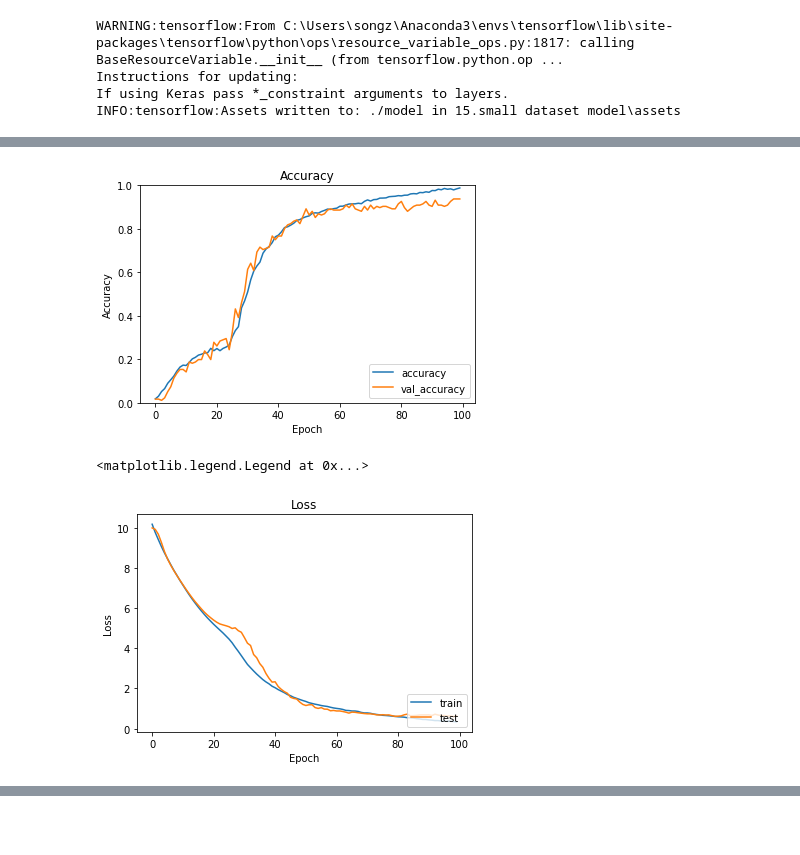
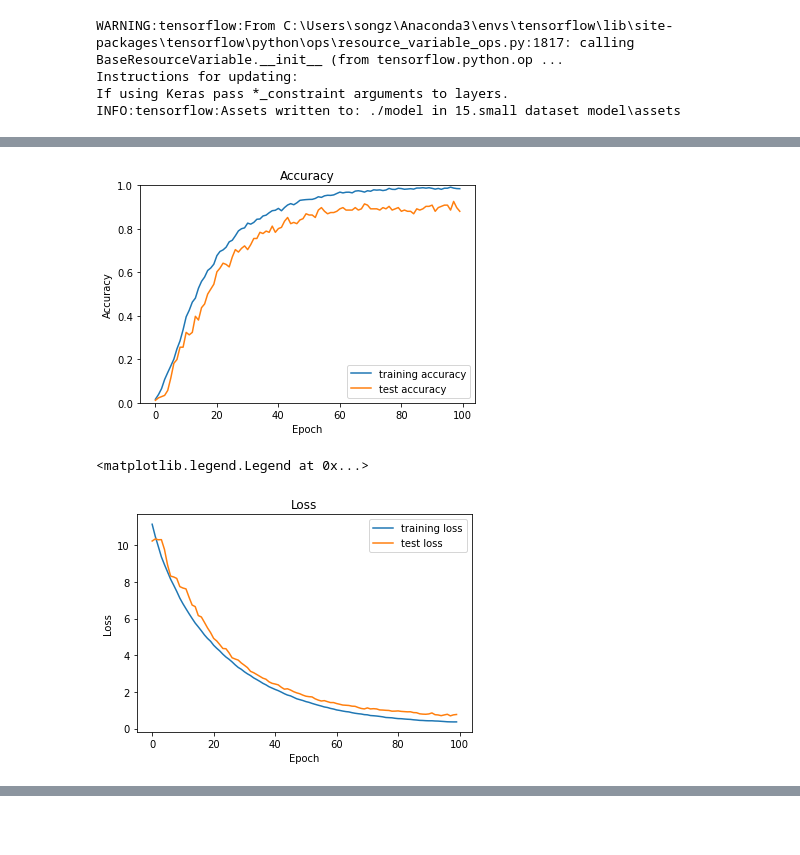
Before and after one commit to sungchu/Machine-Learning-for-cartoon-image, a Jupyter notebook: code with small dataset/small dataset model.ipynb, the cells around one changed output, grey strips where cells are left out. Drawn from its saved outputs; the diff is of its cells as text; code cells hidden in the pictures.

```diff
--- a/code with small dataset/small dataset model.ipynb
+++ b/code with small dataset/small dataset model.ipynb
@@ -355,7 +355,7 @@ model.add(layers.Dense(256, kernel_regularizer='l2', bias_regularizer='l2', acti
 model.add(layers.BatchNormalization())
 model.add(layers.Dropout(0.5))
 
-model.add(layers.Dense(len(np.unique(y)), activation='sigmoid'))
+model.add(layers.Dense(len(np.unique(y)), activation='softmax'))
 
 model.compile(optimizers.Adam(lr=0.0001), loss='categorical_crossentropy', metrics=["accuracy"])
 
@@ -413,8 +413,8 @@ If using Keras pass *_constraint arguments to layers.
 INFO:tensorflow:Assets written to: ./model in 15.small dataset model\assets
 # %%
 plt.title('Accuracy')
-plt.plot(history.history['accuracy'], label='accuracy')
-plt.plot(history.history['val_accuracy'], label = 'val_accuracy')
+plt.plot(history.history['accuracy'], label='training accuracy')
+plt.plot(history.history['val_accuracy'], label = 'test accuracy')
 plt.xlabel('Epoch')
 plt.ylabel('Accuracy')
 plt.ylim([0, 1])
@@ -426,14 +426,14 @@ test_loss, test_acc = model.evaluate(test_images,  test_labels, verbose=2)
-[figure, old version]
+[figure, new version]
 # %%
 plt.title('Loss')
-plt.plot(history.history['loss'], label='train')
-plt.plot(history.history['val_loss'], label='test')
+plt.plot(history.history['loss'], label='training loss')
+plt.plot(history.history['val_loss'], label='test loss')
 plt.xlabel('Epoch')
 plt.ylabel('Loss')
-plt.legend(loc='lower right')
+plt.legend(loc='upper right')
 # %% [output]
 <matplotlib.legend.Legend at 0x...>
-[figure, old version]
+[figure, new version]
 # %%
 # 存/取模型
 # model.save('/model in 6.CNN with more databy pad and flip')
```
Also changed, not shown: parts of 13 cells of this notebook.
